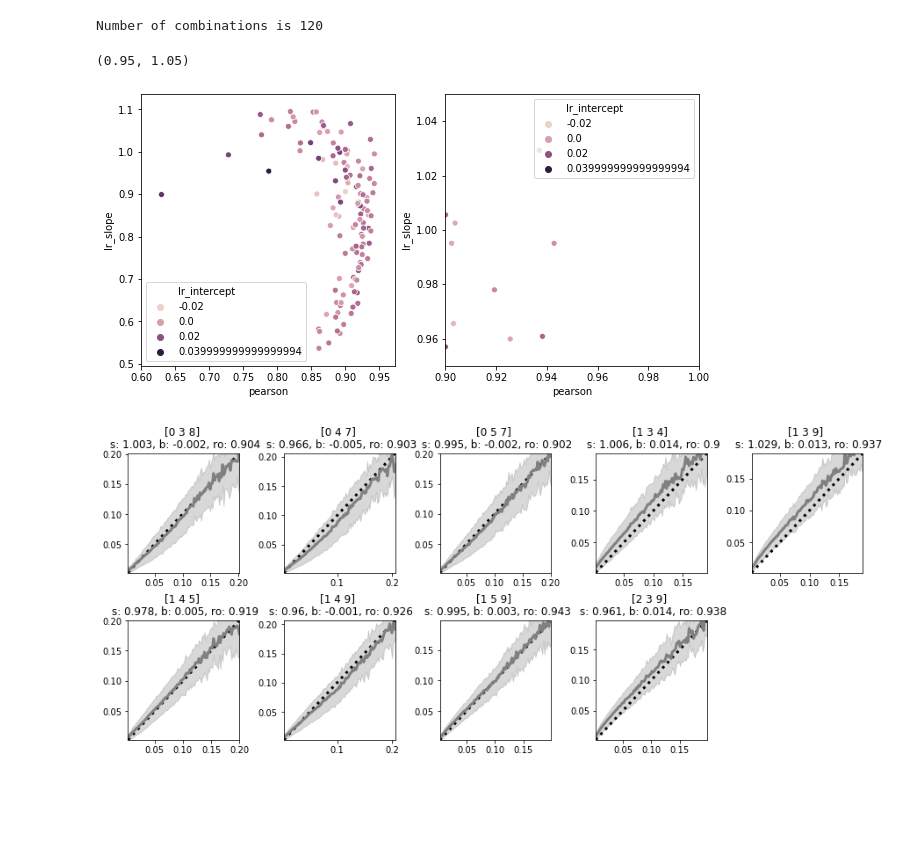
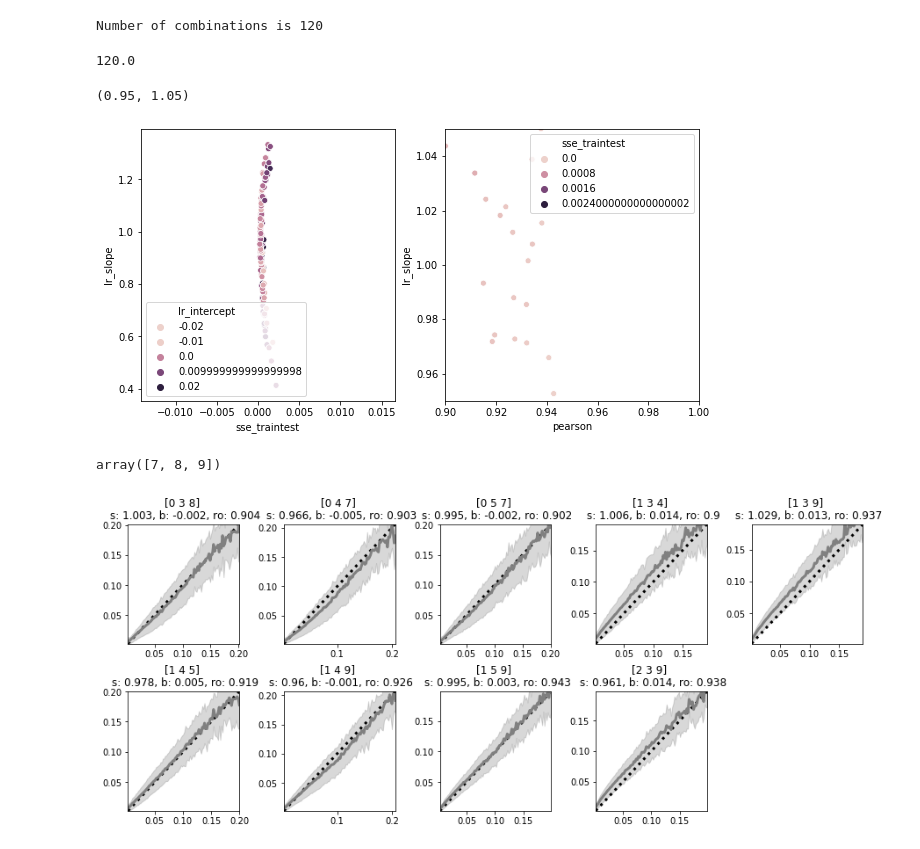
Before and after one commit to vdplasthijs/zf-rbm, a Jupyter notebook: Figures/fig_model_selection.ipynb, the cells around one changed output. Drawn from its saved outputs; the diff is of its cells as text; code cells hidden in the pictures; blank space fills up the shorter version.

Commit message:
UPdated train/test splitting

```diff
--- a/Figures/fig_model_selection.ipynb
+++ b/Figures/fig_model_selection.ipynb
@@ -309,6 +294,6 @@ print(train_data['wb'].shape, test_data['wb'].shape)
 # %%
 dict_path = '/home/thijs/repos/dnp-code/results_df_lookup/'
-dict_name = 'train_test_stats__time4000_split.pkl'
+dict_name = 'train_test_stats__test159_split.pkl'
 dict_tt_stats = pickle.load(open(dict_path + dict_name, 'rb'))
 # %%
 plt.rcParams['figure.figsize'] = (12, 3)
@@ -406,23 +433,32 @@ for comb, test_segs in tqdm(enumerate(itertools.combinations(np.arange(n_seg), 3
 # %% [output]
 Number of combinations is 120
+# %%
+for comb, test_segs in tqdm(enumerate(itertools.combinations(np.arange(n_seg), 3))):  # iterate through unique combinations
+    print(comb, test_segs)
+# %% [output]
+120.0
 # %%
 plt.rcParams['figure.figsize'] = (10, 5)
 
 plt.subplot(121)
-sns.scatterplot(data=df_combs_mean_stats, x='pearson', y='lr_slope', hue='lr_intercept')
+sns.scatterplot(data=df_combs_mean_stats, x='sse_traintest', y='lr_slope', hue='lr_intercept')
 
 
 plt.subplot(122)
-sns.scatterplot(data=df_combs_mean_stats, x='pearson', y='lr_slope', hue='lr_intercept')
+sns.scatterplot(data=df_combs_mean_stats, x='pearson', y='lr_slope', hue='sse_traintest')
 
 plt.xlim([0.9, 1])
 plt.ylim([0.95, 1.05])
 # %% [output]
 (0.95, 1.05)
-[figure, old version]
+[figure, new version]
 # %%
 comb_list = np.where(np.logical_and(np.abs(df_combs_mean_stats['lr_slope'] - 1) < 0.05,
                df_combs_mean_stats['pearson'] > 0.9))[0]
+# %%
+test_segs
+# %% [output]
+array([7, 8, 9])
 # %%
 plt.rcParams['figure.figsize'] = (15, 6)
 plt.subplots_adjust(wspace=0.4, hspace=0.4)
```
Also changed, not shown: parts of 16 cells of this notebook.
